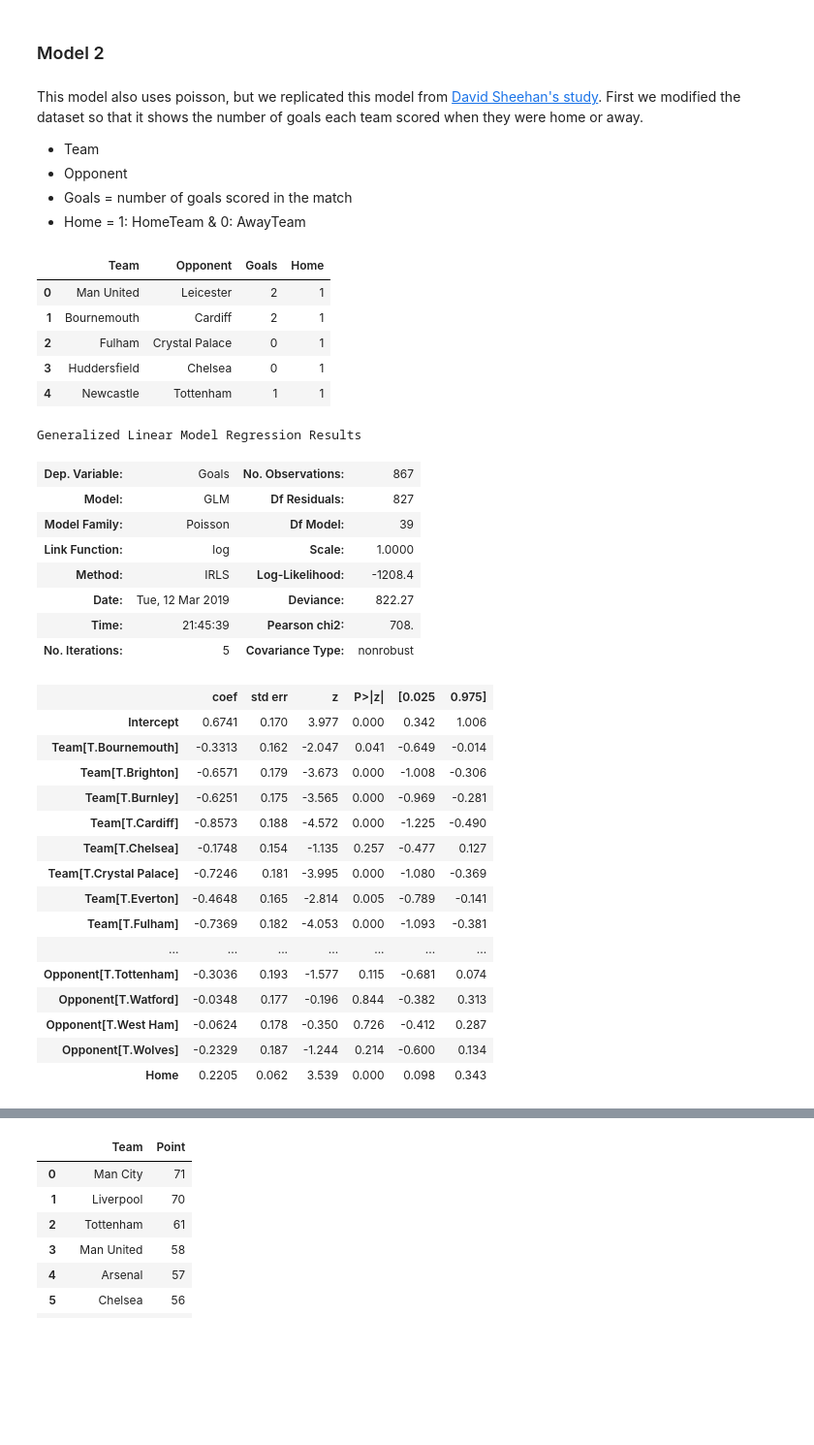
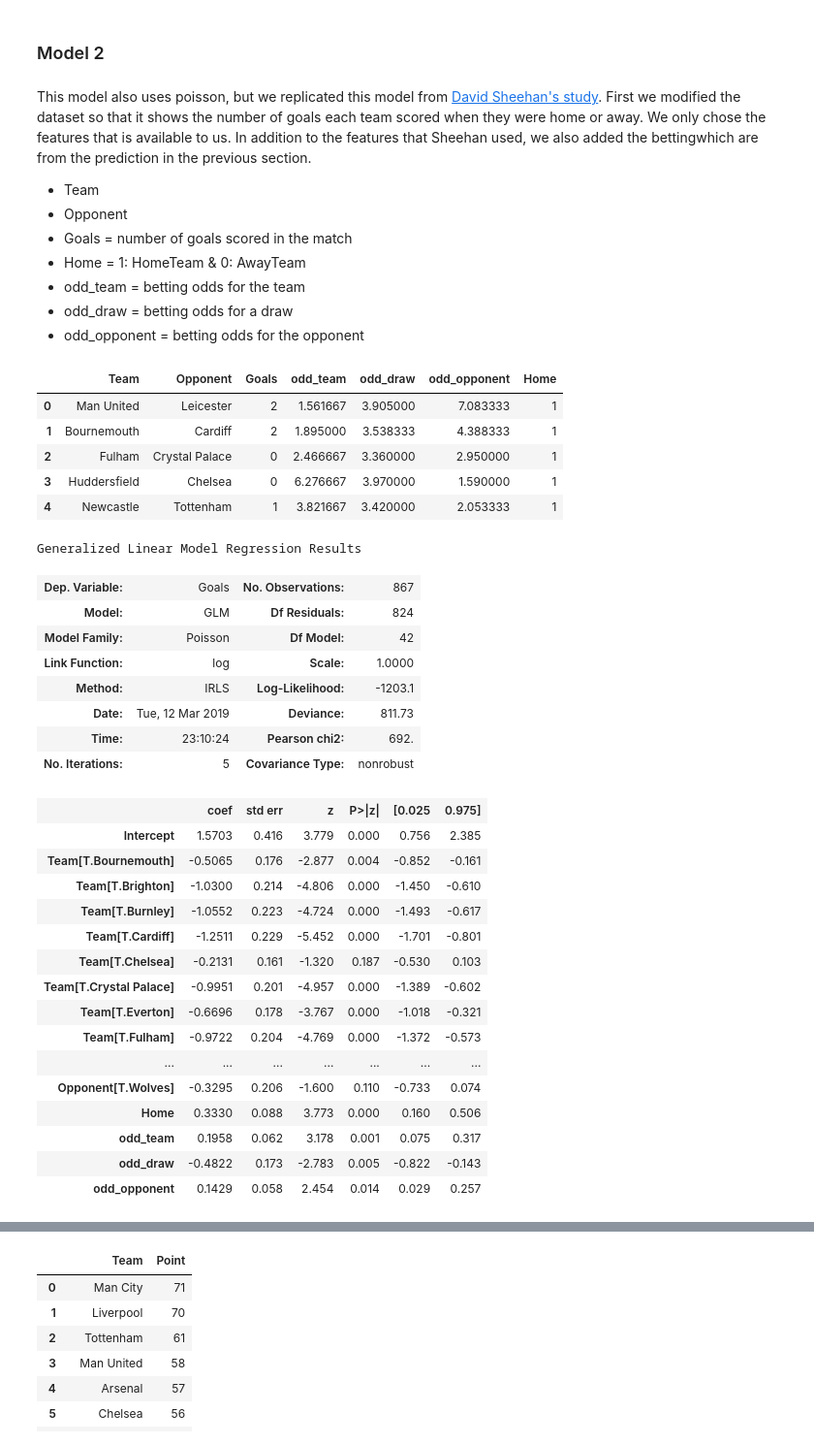
Before and after one commit to info370a-w19-finalproject2/final_project, a Jupyter notebook: won_report.ipynb, the cells around one changed output, grey strips where cells are left out. Shown at 97% size. Cells and saved outputs as stored; diff of their text form; code cells hidden in the pictures; blank space fills up the shorter version.

```diff
--- a/won_report.ipynb
+++ b/won_report.ipynb
@@ -225,60 +225,65 @@ array([[<matplotlib.axes._subplots.AxesSubplot object at 0x...>,
 # %% [markdown]
 ### Model 2
 # %% [markdown]
-This model also uses poisson, but we replicated this model from [David Sheehan's study](https://dashee87.github.io/football/python/predicting-football-results-with-statistical-modelling/). First we modified the  dataset so that it shows the number of goals each team scored when they were home or away.
+This model also uses poisson, but we replicated this model from [David Sheehan's study](https://dashee87.github.io/football/python/predicting-football-results-with-statistical-modelling/). First we modified the  dataset so that it shows the number of goals each team scored when they were home or away. We only chose the features that is available to us. In addition to the features that Sheehan used, we also added the bettingwhich are from the prediction in the previous section.
 
 * Team
 * Opponent
 * Goals = number of goals scored in the match
 * Home = 1: HomeTeam & 0: AwayTeam
+* odd_team = betting odds for the team
+* odd_draw = betting odds for a draw
+* odd_opponent = betting odds for the opponent
 # %%
-team_opponent_data_home = data_1819[['HomeTeam', 'AwayTeam', 'FTHG']]
-team_opponent_data_home.columns = ['Team', 'Opponent', 'Goals']
+#Chaning Home and Away Team to Team and Opponent team
+team_opponent_data_home = data_1819[['HomeTeam', 'AwayTeam', 'FTHG', 'odd_home', 'odd_draw', 'odd_away']]
+team_opponent_data_home.columns = ['Team', 'Opponent', 'Goals', 'odd_team', 'odd_draw', 'odd_opponent']
 team_opponent_data_home['Home'] = 1
-team_opponent_data_away = data_1819[['AwayTeam', 'HomeTeam', 'FTAG']]
-team_opponent_data_away.columns = ['Team', 'Opponent', 'Goals']
+team_opponent_data_away = data_1819[['AwayTeam', 'HomeTeam', 'FTAG', 'odd_away', 'odd_draw', 'odd_home']]
+team_opponent_data_away.columns = ['Team', 'Opponent', 'Goals', 'odd_team', 'odd_draw', 'odd_opponent']
 team_opponent_data_away['Home'] = 0
 
 team_opponent_data = team_opponent_data_home.append(team_opponent_data_home).append(team_opponent_data_away)
 # %%
 team_opponent_data.head()
 # %% [output]
-|  | Team | Opponent | Goals | Home |
-| 0 | Man United | Leicester | 2 | 1 |
-| 1 | Bournemouth | Cardiff | 2 | 1 |
-| 2 | Fulham | Crystal Palace | 0 | 1 |
-| 3 | Huddersfield | Chelsea | 0 | 1 |
-| 4 | Newcastle | Tottenham | 1 | 1 |
+|  | Team | Opponent | Goals | odd_team | odd_draw | odd_opponent | Home |
+| 0 | Man United | Leicester | 2 | 1.561667 | 3.905000 | 7.083333 | 1 |
+| 1 | Bournemouth | Cardiff | 2 | 1.895000 | 3.538333 | 4.388333 | 1 |
+| 2 | Fulham | Crystal Palace | 0 | 2.466667 | 3.360000 | 2.950000 | 1 |
+| 3 | Huddersfield | Chelsea | 0 | 6.276667 | 3.970000 | 1.590000 | 1 |
+| 4 | Newcastle | Tottenham | 1 | 3.821667 | 3.420000 | 2.053333 | 1 |
 # %%
-poisson_model = smf.glm(formula="Goals ~ Home + Team + Opponent", data=team_opponent_data,
+#Perform poisson model
+poisson_model = smf.glm(formula="Goals ~ Home + Team + Opponent + odd_team + odd_draw + odd_opponent", data=team_opponent_data,
                         family=sm.families.Poisson()).fit()
 poisson_model.summary()
 # %% [output]
 Generalized Linear Model Regression Results
 | Dep. Variable: | Goals | No. Observations: | 867 |
-| Model: | GLM | Df Residuals: | 827 |
-| Model Family: | Poisson | Df Model: | 39 |
+| Model: | GLM | Df Residuals: | 824 |
+| Model Family: | Poisson | Df Model: | 42 |
 | Link Function: | log | Scale: | 1.0000 |
-| Method: | IRLS | Log-Likelihood: | -1208.4 |
-| Date: | Tue, 12 Mar 2019 | Deviance: | 822.27 |
-| Time: | 21:45:39 | Pearson chi2: | 708. |
+| Method: | IRLS | Log-Likelihood: | -1203.1 |
+| Date: | Tue, 12 Mar 2019 | Deviance: | 811.73 |
+| Time: | 23:10:24 | Pearson chi2: | 692. |
 | No. Iterations: | 5 | Covariance Type: | nonrobust |
 |  | coef | std err | z | P>|z| | [0.025 | 0.975] |
-| Intercept | 0.6741 | 0.170 | 3.977 | 0.000 | 0.342 | 1.006 |
-| Team[T.Bournemouth] | -0.3313 | 0.162 | -2.047 | 0.041 | -0.649 | -0.014 |
-| Team[T.Brighton] | -0.6571 | 0.179 | -3.673 | 0.000 | -1.008 | -0.306 |
-| Team[T.Burnley] | -0.6251 | 0.175 | -3.565 | 0.000 | -0.969 | -0.281 |
-| Team[T.Cardiff] | -0.8573 | 0.188 | -4.572 | 0.000 | -1.225 | -0.490 |
-| Team[T.Chelsea] | -0.1748 | 0.154 | -1.135 | 0.257 | -0.477 | 0.127 |
-| Team[T.Crystal Palace] | -0.7246 | 0.181 | -3.995 | 0.000 | -1.080 | -0.369 |
-| Team[T.Everton] | -0.4648 | 0.165 | -2.814 | 0.005 | -0.789 | -0.141 |
-| Team[T.Fulham] | -0.7369 | 0.182 | -4.053 | 0.000 | -1.093 | -0.381 |
+| Intercept | 1.5703 | 0.416 | 3.779 | 0.000 | 0.756 | 2.385 |
+| Team[T.Bournemouth] | -0.5065 | 0.176 | -2.877 | 0.004 | -0.852 | -0.161 |
+| Team[T.Brighton] | -1.0300 | 0.214 | -4.806 | 0.000 | -1.450 | -0.610 |
+| Team[T.Burnley] | -1.0552 | 0.223 | -4.724 | 0.000 | -1.493 | -0.617 |
+| Team[T.Cardiff] | -1.2511 | 0.229 | -5.452 | 0.000 | -1.701 | -0.801 |
+| Team[T.Chelsea] | -0.2131 | 0.161 | -1.320 | 0.187 | -0.530 | 0.103 |
+| Team[T.Crystal Palace] | -0.9951 | 0.201 | -4.957 | 0.000 | -1.389 | -0.602 |
+| Team[T.Everton] | -0.6696 | 0.178 | -3.767 | 0.000 | -1.018 | -0.321 |
+| Team[T.Fulham] | -0.9722 | 0.204 | -4.769 | 0.000 | -1.372 | -0.573 |
 | ... | ... | ... | ... | ... | ... | ... |
-| Opponent[T.Tottenham] | -0.3036 | 0.193 | -1.577 | 0.115 | -0.681 | 0.074 |
-| Opponent[T.Watford] | -0.0348 | 0.177 | -0.196 | 0.844 | -0.382 | 0.313 |
-| Opponent[T.West Ham] | -0.0624 | 0.178 | -0.350 | 0.726 | -0.412 | 0.287 |
-| Opponent[T.Wolves] | -0.2329 | 0.187 | -1.244 | 0.214 | -0.600 | 0.134 |
-| Home | 0.2205 | 0.062 | 3.539 | 0.000 | 0.098 | 0.343 |
+| Opponent[T.Wolves] | -0.3295 | 0.206 | -1.600 | 0.110 | -0.733 | 0.074 |
+| Home | 0.3330 | 0.088 | 3.773 | 0.000 | 0.160 | 0.506 |
+| odd_team | 0.1958 | 0.062 | 3.178 | 0.001 | 0.075 | 0.317 |
+| odd_draw | -0.4822 | 0.173 | -2.783 | 0.005 | -0.822 | -0.143 |
+| odd_opponent | 0.1429 | 0.058 | 2.454 | 0.014 | 0.029 | 0.257 |
 # %%
 ranking=pd.read_csv('./data/CurrentRanking.csv')
 # %% [markdown]
```
Also changed, not shown: parts of 6 cells of this notebook, 3 other files.
